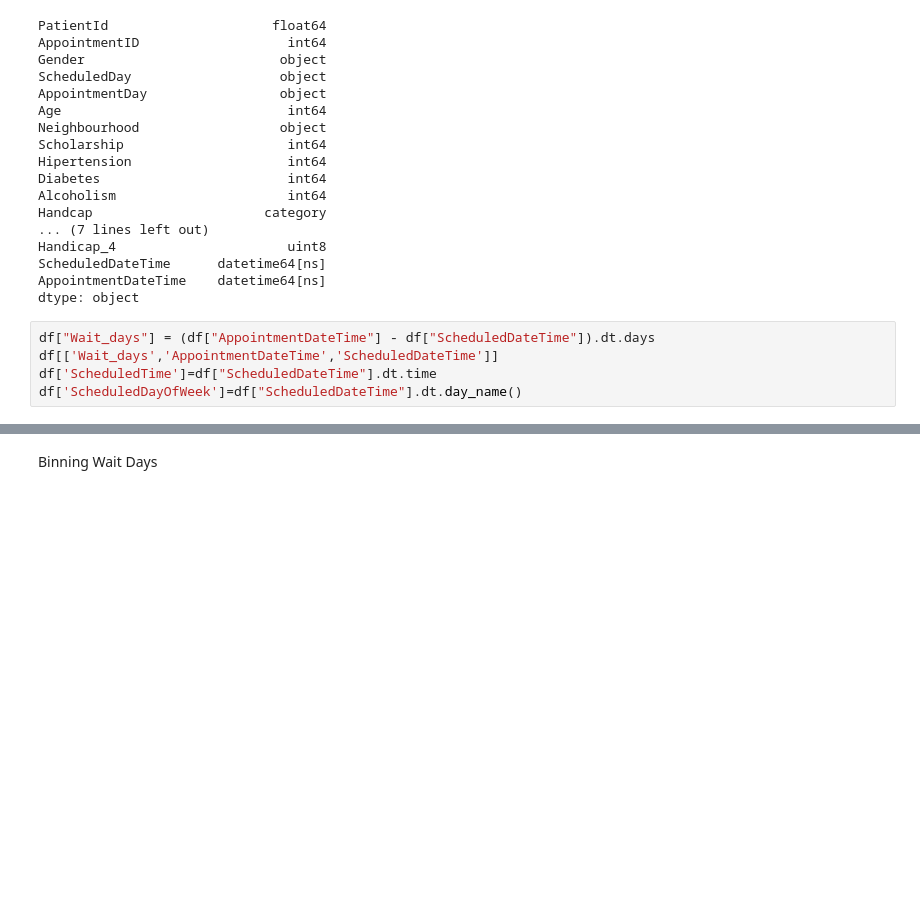
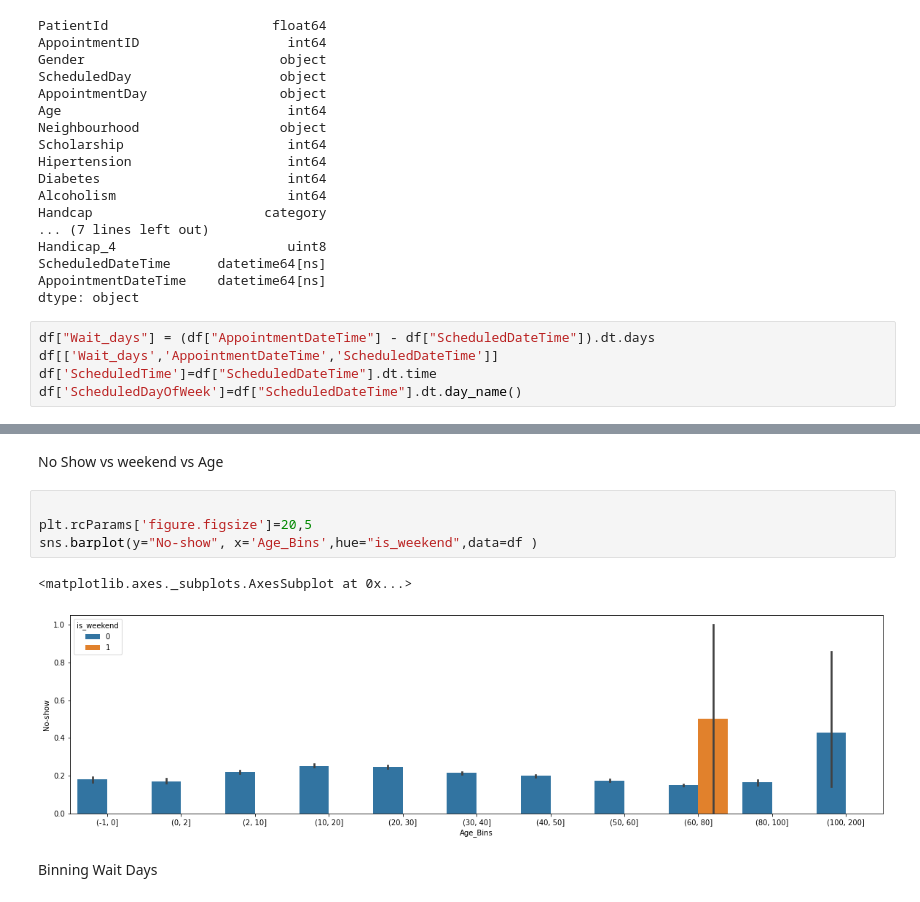
Before and after one commit to druvz/NoShow, a Jupyter notebook: predicting_no_shows_at_medical_appointments.ipynb, the cells around one changed output, grey strips where cells are left out. Saved outputs shown, nothing was run; the diff lists cells and outputs as text; blank space fills up the shorter version.

```diff
--- a/predicting_no_shows_at_medical_appointments.ipynb
+++ b/predicting_no_shows_at_medical_appointments.ipynb
@@ -229,3 +226,12 @@ Name: ScheduledDateTime, Length: 110526, dtype: object
+# %% [markdown]
+No Show vs weekend vs Age
+# %%
+
+plt.rcParams['figure.figsize']=20,5
+sns.barplot(y="No-show", x='Age_Bins',hue="is_weekend",data=df )
+# %% [output]
+<matplotlib.axes._subplots.AxesSubplot at 0x...>
+[figure, added]
 # %% [markdown]
 Binning Wait Days
 # %%
```
Also changed, not shown: parts of 19 cells of this notebook.
